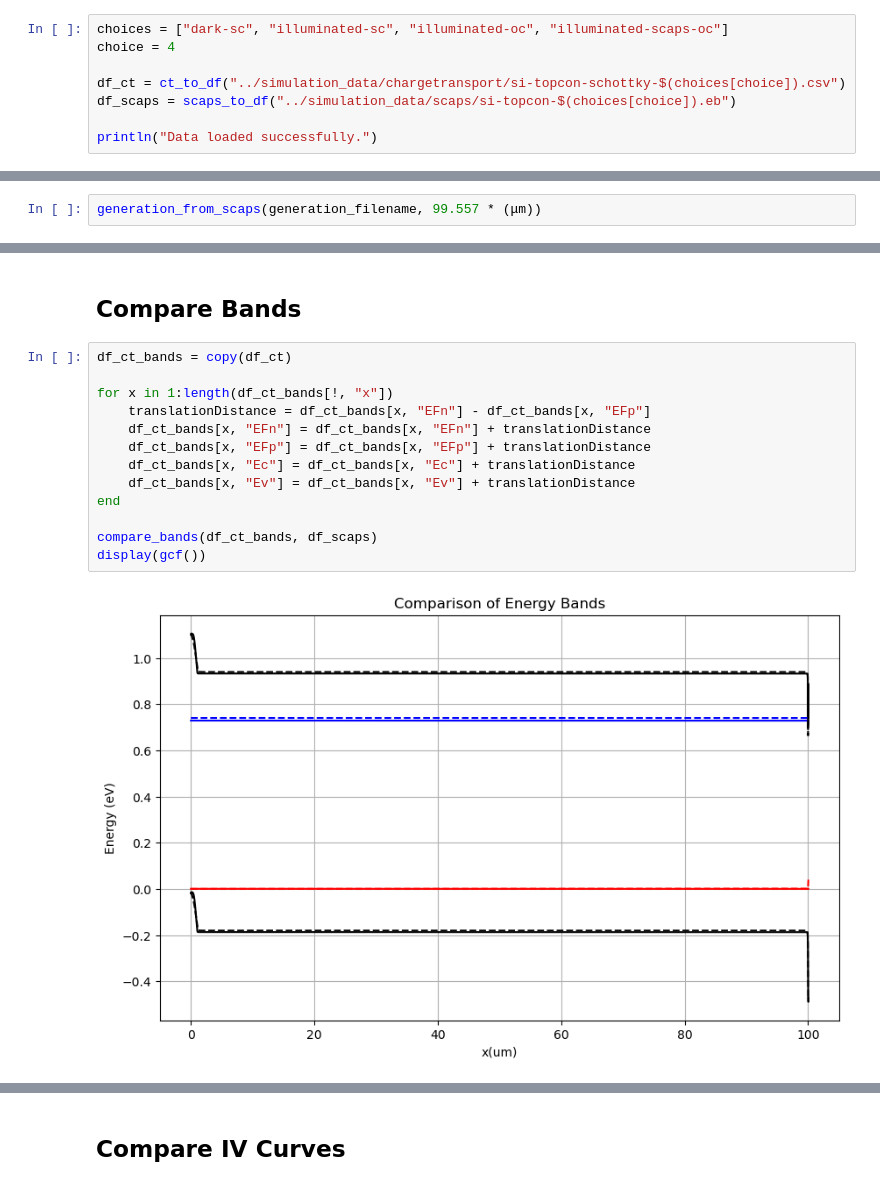
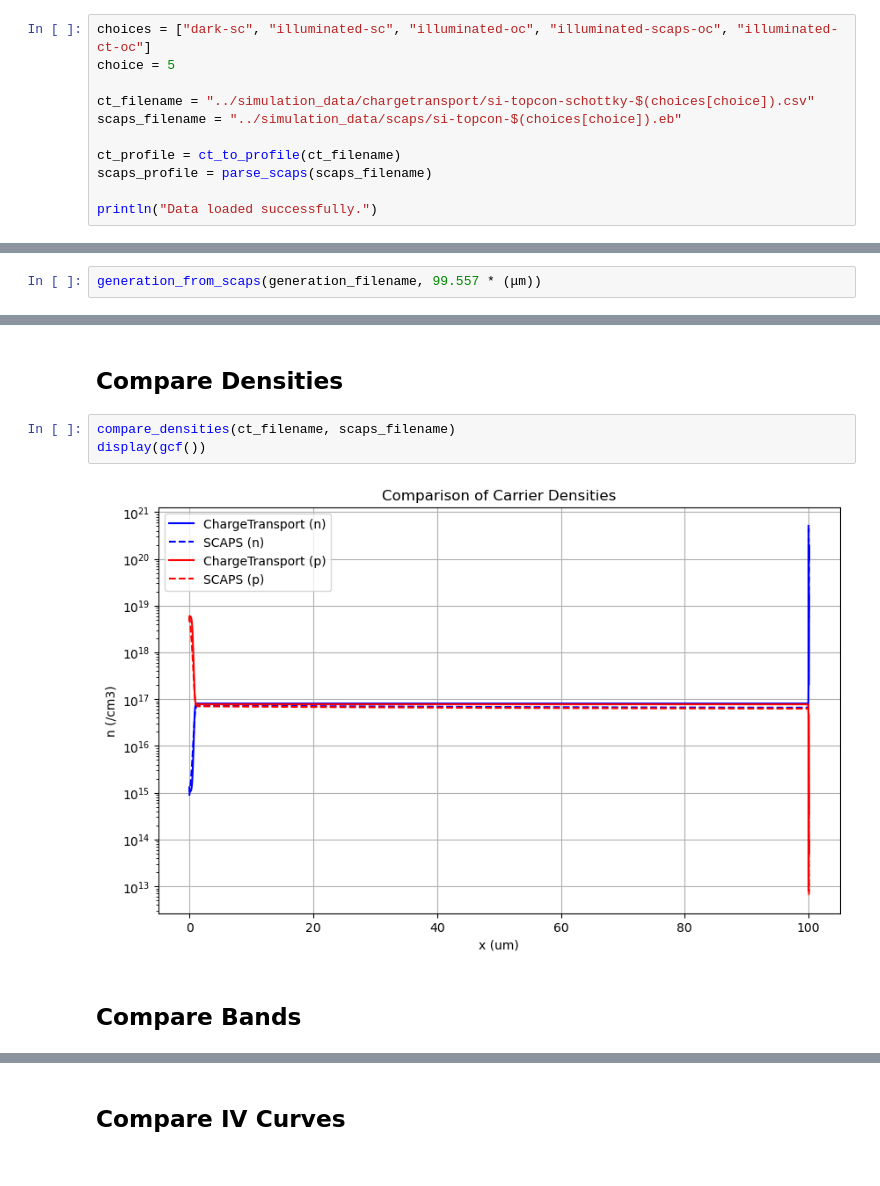
Before and after one commit to OxfordInterfacesLab/TandemFlow, a Jupyter notebook: utils/testing.ipynb, the cells around one changed output, grey strips where cells are left out. Saved outputs shown, nothing was run; the diff lists cells and outputs as text.

Commit message:
Updated utils and TOPCON simulation

```diff
--- a/utils/testing.ipynb
+++ b/utils/testing.ipynb
@@ -8,9 +10,12 @@ using PyPlot
 # %%
-choices = ["dark-sc", "illuminated-sc", "illuminated-oc", "illuminated-scaps-oc"]
-choice = 4
+choices = ["dark-sc", "illuminated-sc", "illuminated-oc", "illuminated-scaps-oc", "illuminated-ct-oc"]
+choice = 5
 
-df_ct = ct_to_df("../simulation_data/chargetransport/si-topcon-schottky-$(choices[choice]).csv")
-df_scaps = scaps_to_df("../simulation_data/scaps/si-topcon-$(choices[choice]).eb")
+ct_filename = "../simulation_data/chargetransport/si-topcon-schottky-$(choices[choice]).csv"
+scaps_filename = "../simulation_data/scaps/si-topcon-$(choices[choice]).eb"
+
+ct_profile = ct_to_profile(ct_filename)
+scaps_profile = parse_scaps(scaps_filename)
 
 println("Data loaded successfully.")
 # %% [output]
@@ -47,17 +45,9 @@ display(gcf())
+# %% [markdown]
+## Compare Densities
+# %%
+compare_densities(ct_filename, scaps_filename)
+display(gcf())
+# %% [output]
+[figure, added]
 # %% [markdown]
 ## Compare Bands
-# %%
-df_ct_bands = copy(df_ct)
-
-for x in 1:length(df_ct_bands[!, "x"])
-    translationDistance = df_ct_bands[x, "EFn"] - df_ct_bands[x, "EFp"]
-    df_ct_bands[x, "EFn"] = df_ct_bands[x, "EFn"] + translationDistance
-    df_ct_bands[x, "EFp"] = df_ct_bands[x, "EFp"] + translationDistance
-    df_ct_bands[x, "Ec"] = df_ct_bands[x, "Ec"] + translationDistance
-    df_ct_bands[x, "Ev"] = df_ct_bands[x, "Ev"] + translationDistance
-end
-
-compare_bands(df_ct_bands, df_scaps)
-display(gcf())
-# %% [output]
-[figure, removed]
```
Also changed, not shown: parts of 3 cells of this notebook, 6 other files.
